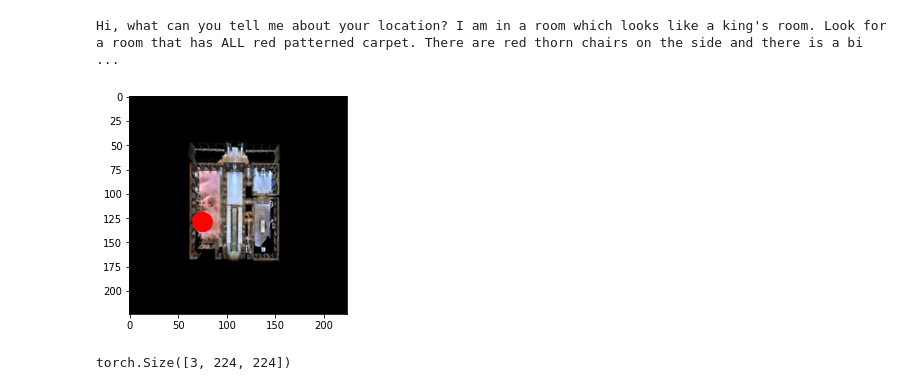
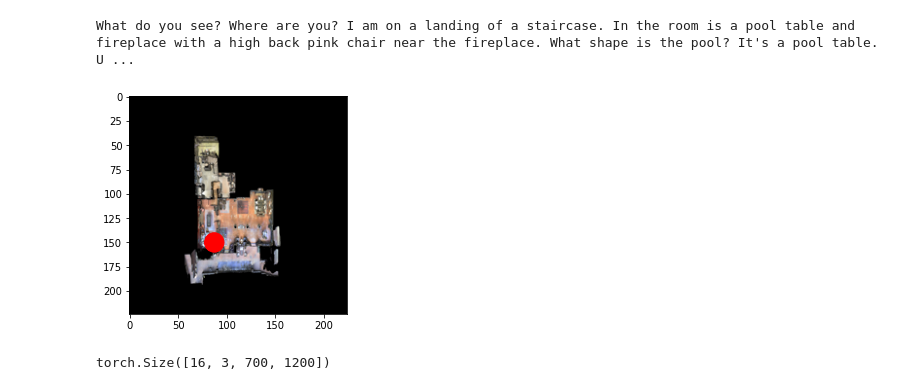
Before and after one commit to saa1605/led_clip, a Jupyter notebook: src/clip_regression/main.ipynb, the cells around one changed output. Cells and saved outputs as stored; diff of their text form; code cells hidden in the pictures.

Commit message:
changing image size

```diff
--- a/src/clip_regression/main.ipynb
+++ b/src/clip_regression/main.ipynb
@@ -15,3 +18 @@ import matplotlib.pyplot as plt
 %matplotlib inline
-# %%
-model ,p = clip.load('RN50')
@@ -81,7 +69,7 @@ class LEDDataset(Dataset):
             return image.convert("RGB")
 
         self.preprocess = transforms.Compose([
-            transforms.Resize(size=(224, 224), interpolation=transforms.InterpolationMode.BICUBIC, max_size=None, antialias=None),
+            # transforms.Resize(size=(224, 224), interpolation=transforms.InterpolationMode.BICUBIC, max_size=None, antialias=None),
             # transforms.CenterCrop(size=(224, 244)),
             convert_image_to_rgb,
             transforms.ToTensor(),
@@ -89,6 +77,7 @@ class LEDDataset(Dataset):
         ])
         self.preprocess_visualize = transforms.Compose([
             transforms.Resize(size=(224, 224), interpolation=transforms.InterpolationMode.BICUBIC, max_size=None, antialias=None),
+            # transforms.CenterCrop(size=(224, 244)),
             convert_image_to_rgb,
             transforms.ToTensor(),
         ]
@@ -114,6 +103,16 @@ class LEDDataset(Dataset):
                 all_maps[enum, :, :, :] = self.preprocess(img)[:3, :, :]
             all_conversions[enum, :] = self.mesh2meters[scan_name][floor]["threeMeterRadius"] / 3.0
         return all_maps, all_conversions
+
+    def gather_correct_floor(self, index):
+        scan_name = self.data[index]['scanName']
+        x, y, floor = self.scale_location(index)
+        img = Image.open(f'{self.image_dir}floor_{floor}/{scan_name}_{floor}.png').convert('RGB')
+
+        map = self.preprocess(img)
+        conversion = torch.tensor(self.mesh2meters[scan_name][str(floor)]["threeMeterRadius"] / 3.0).float()
+
+        return map, conversion
 
     def scale_location(self, index):
         if "test" in self.mode:
@@ -203,7 +202,7 @@ class LEDDataset(Dataset):
         images = []
         for enum, floor in enumerate(floors):
             img = Image.open(f'{self.image_dir}floor_{floor}/{scan_name}_{floor}.png').convert('RGB')
-            all_maps[enum] = torch.permute(self.preprocess_visualize(img)[:3, :, :], (1, 2, 0)).cpu().numpy()
+            all_maps[enum] = torch.permute(self.preprocess_visualize(img), (1, 2, 0)).cpu().numpy()
 
         x, y, floor = self.scale_location(index)
         tensor  = all_maps[floor]
@@ -220,38 +219,40 @@ class LEDDataset(Dataset):
         plt.show()
 
 
-
-
     def __len__(self):
         return len(self.data)
 
     def __getitem__(self, index):
         target_x, target_y, target_floor = self.scale_location(index)
-        maps, conversions = self.gather_all_floors(index)
-        dialog = clip.tokenize(self.join_dialog(index))
+        maps, conversions = self.gather_correct_floor(index)
+        dialog = clip.tokenize(self.join_dialog(index), truncate=True)
 
         return {
             'target_x': target_x,
             'target_y': target_y,
-            'target': torch.tensor([target_x, target_y]).float(),
-            'target_floor': torch.tensor(int(target_floor)).float(),
+            'targets': torch.tensor([target_x, target_y]).float(),
+            'target_floors': torch.tensor(int(target_floor)).float(),
             'maps': maps,
             'conversions': conversions,
-            'dialog': dialog
+            'dialogs': dialog
         }
 # %%
 train_dataset = LEDDataset(config['train_path'], config['image_dir'], config)
 valid_seen_dataset = LEDDataset(config['valid_seen_path'], config['image_dir'], config)
 valid_unseen_dataset = LEDDataset(config['valid_unseen_path'], config['image_dir'], config)
 # %%
-train_dataset.visualize_target(7)
+train_dataset.visualize_target(2)
 # %% [output]
-Hi, what can you tell me about your location? I am in a room which looks like a king's room. Look for a room that has ALL red patterned carpet. There are red thorn chairs on the side and there is a bi ...
+What do you see? Where are you? I am on a landing of a staircase. In the room is a pool table and fireplace with a high back pink chair near the fireplace. What shape is the pool? It's a pool table. U ...
-[figure, old version]
+[figure, new version]
-# %%
-train_dataset[0]['maps'][0].size()
-# %% [output]
-torch.Size([3, 224, 224])
+# %%
+train_loader = DataLoader(train_dataset, batch_size=16)
+
+for d in train_loader:
+    print(d['maps'].size())
+    break
+# %% [output]
+torch.Size([16, 3, 700, 1200])
 # %%
 class CLIPLocator(nn.Module):
     def __init__(self, config):
```
Also changed, not shown: parts of 10 cells of this notebook, 3 other files.
